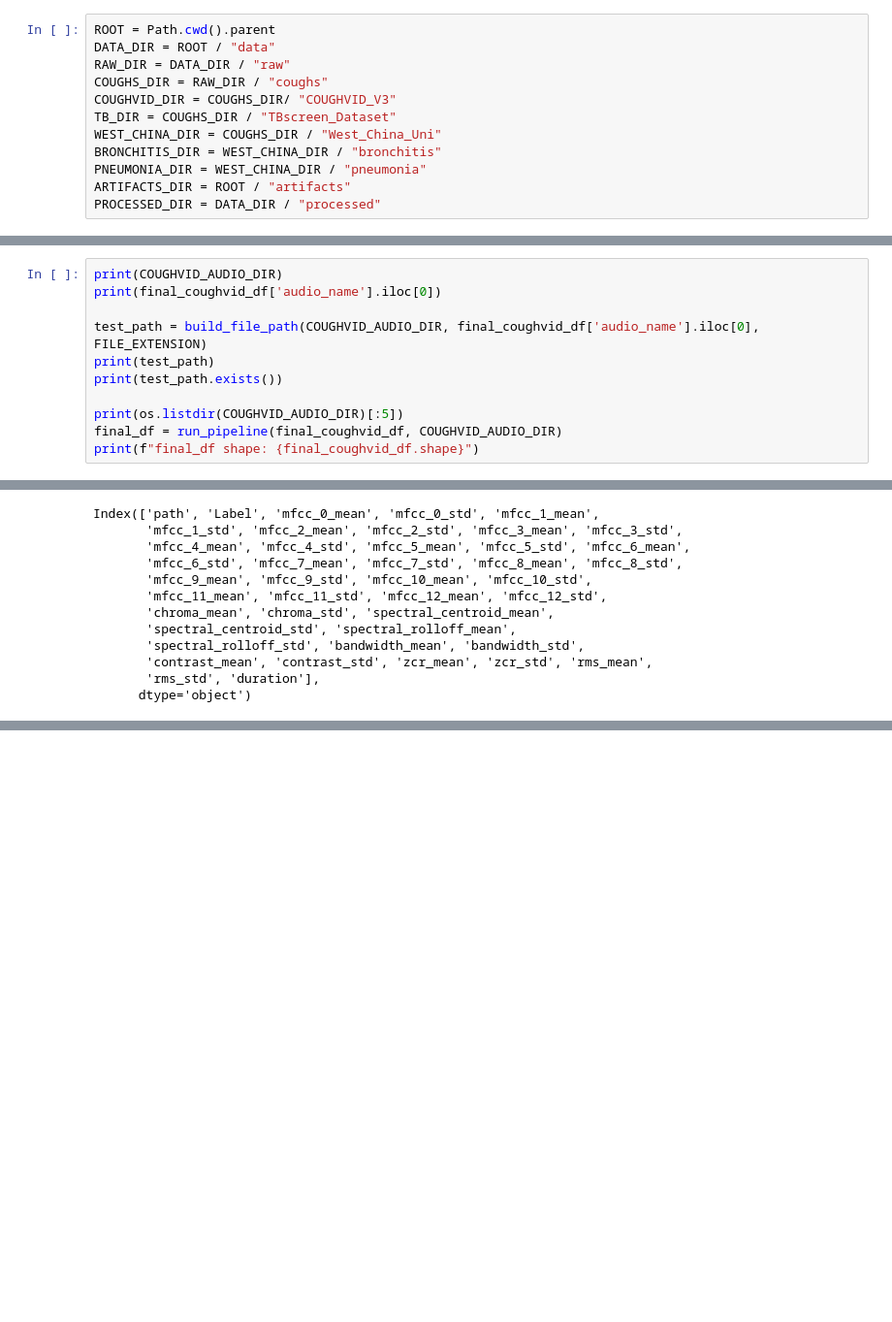
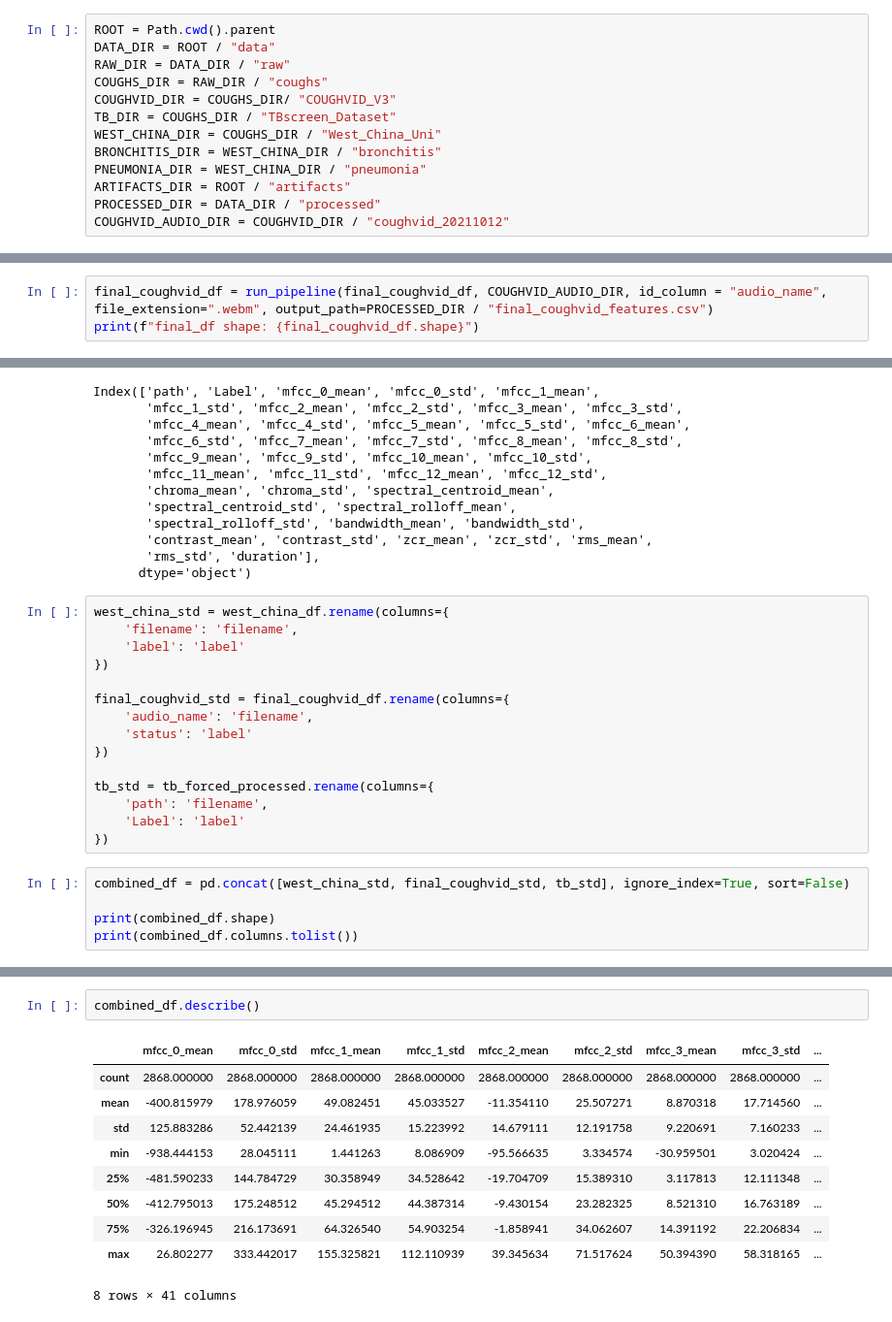
Before and after one commit to asnkunv/respiratory-disease-screening, a Jupyter notebook: notebooks/02_feature_engineering.ipynb, the cells around one changed output, grey strips where cells are left out. Shown at 97% size. Saved outputs shown, nothing was run; the diff lists cells and outputs as text; blank space fills up the shorter version.

Commit message:
Add final standardized combined dataframe

```diff
--- a/notebooks/02_feature_engineering.ipynb
+++ b/notebooks/02_feature_engineering.ipynb
@@ -21,6 +21,7 @@ BRONCHITIS_DIR = WEST_CHINA_DIR / "bronchitis"
 PNEUMONIA_DIR = WEST_CHINA_DIR / "pneumonia"
 ARTIFACTS_DIR = ROOT / "artifacts"
 PROCESSED_DIR = DATA_DIR / "processed"
+COUGHVID_AUDIO_DIR = COUGHVID_DIR / "coughvid_20211012"
 # %%
 def load_csv(path: Path) -> pd.DataFrame:
     if not path.exists():
@@ -252,14 +253,6 @@ def run_pipeline(
 
     return final_df
 # %%
-print(COUGHVID_AUDIO_DIR)
-print(final_coughvid_df['audio_name'].iloc[0])
-
-test_path = build_file_path(COUGHVID_AUDIO_DIR, final_coughvid_df['audio_name'].iloc[0], FILE_EXTENSION)
-print(test_path)
-print(test_path.exists())
-
-print(os.listdir(COUGHVID_AUDIO_DIR)[:5])
-final_df = run_pipeline(final_coughvid_df, COUGHVID_AUDIO_DIR)
+final_coughvid_df = run_pipeline(final_coughvid_df, COUGHVID_AUDIO_DIR, id_column = "audio_name", file_extension=".webm", output_path=PROCESSED_DIR / "final_coughvid_features.csv")
 print(f"final_df shape: {final_coughvid_df.shape}")
 # %% [output]
@@ -460,3 +448,23 @@ Index(['path', 'Label', 'mfcc_0_mean', 'mfcc_0_std', 'mfcc_1_mean',
        'contrast_mean', 'contrast_std', 'zcr_mean', 'zcr_std', 'rms_mean',
        'rms_std', 'duration'],
       dtype='object')
+# %%
+west_china_std = west_china_df.rename(columns={
+    'filename': 'filename',
+    'label': 'label'
+})
+
+final_coughvid_std = final_coughvid_df.rename(columns={
+    'audio_name': 'filename',
+    'status': 'label'
+})
+
+tb_std = tb_forced_processed.rename(columns={
+    'path': 'filename',
+    'Label': 'label'
+})
+# %%
+combined_df = pd.concat([west_china_std, final_coughvid_std, tb_std], ignore_index=True, sort=False)
+
+print(combined_df.shape)
+print(combined_df.columns.tolist())
@@ -462,0 +485,13 @@ Index(['path', 'Label', 'mfcc_0_mean', 'mfcc_0_std', 'mfcc_1_mean',
+# %%
+combined_df.describe()
+# %% [output]
+|  | mfcc_0_mean | mfcc_0_std | mfcc_1_mean | mfcc_1_std | mfcc_2_mean | mfcc_2_std | mfcc_3_mean | mfcc_3_std | ... |
+| count | 2868.000000 | 2868.000000 | 2868.000000 | 2868.000000 | 2868.000000 | 2868.000000 | 2868.000000 | 2868.000000 | ... |
+| mean | -400.815979 | 178.976059 | 49.082451 | 45.033527 | -11.354110 | 25.507271 | 8.870318 | 17.714560 | ... |
+| std | 125.883286 | 52.442139 | 24.461935 | 15.223992 | 14.679111 | 12.191758 | 9.220691 | 7.160233 | ... |
+| min | -938.444153 | 28.045111 | 1.441263 | 8.086909 | -95.566635 | 3.334574 | -30.959501 | 3.020424 | ... |
+| 25% | -481.590233 | 144.784729 | 30.358949 | 34.528642 | -19.704709 | 15.389310 | 3.117813 | 12.111348 | ... |
+| 50% | -412.795013 | 175.248512 | 45.294512 | 44.387314 | -9.430154 | 23.282325 | 8.521310 | 16.763189 | ... |
+| 75% | -326.196945 | 216.173691 | 64.326540 | 54.903254 | -1.858941 | 34.062607 | 14.391192 | 22.206834 | ... |
+| max | 26.802277 | 333.442017 | 155.325821 | 112.110939 | 39.345634 | 71.517624 | 50.394390 | 58.318165 | ... |
+8 rows × 41 columns
```
Also changed, not shown: parts of 10 cells of this notebook.
